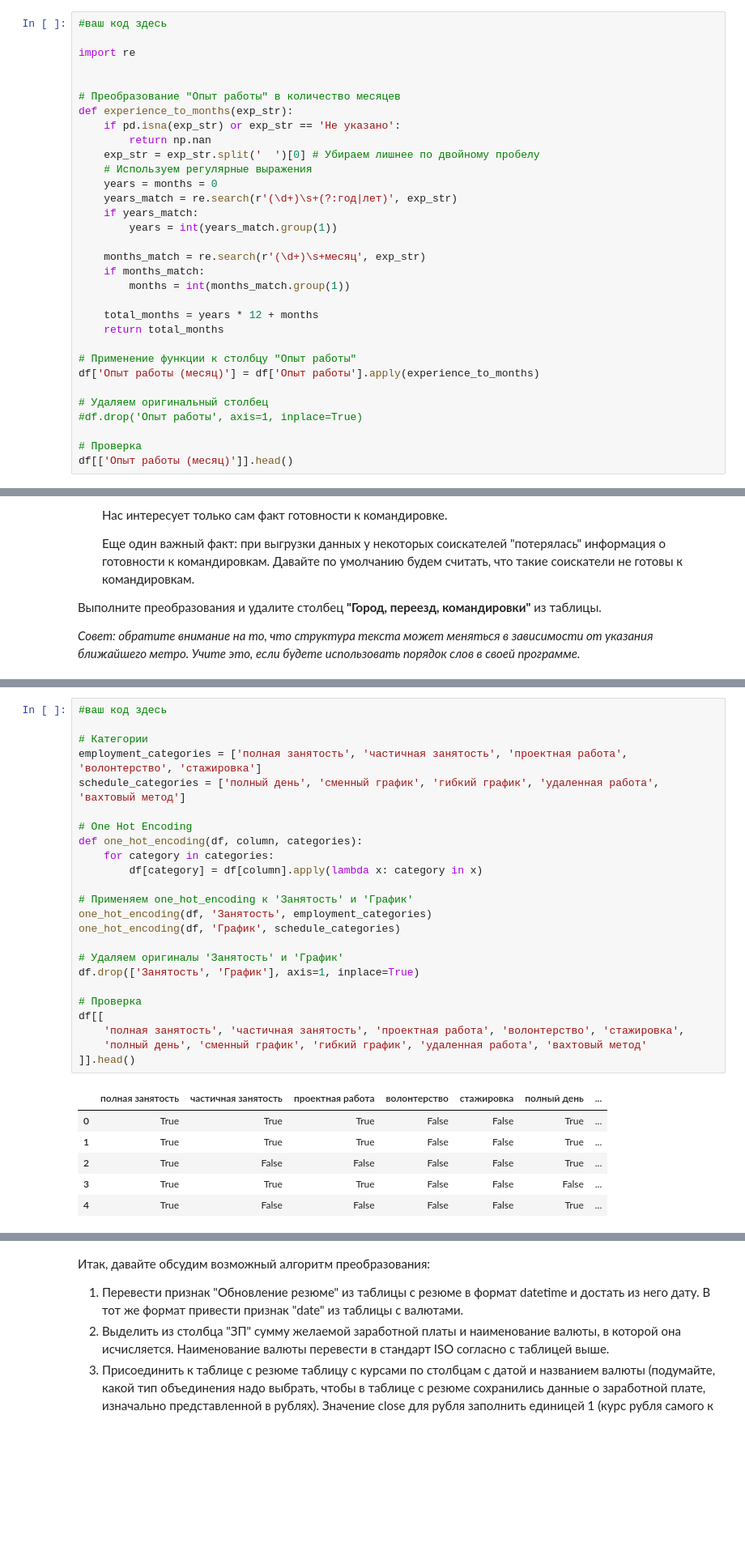
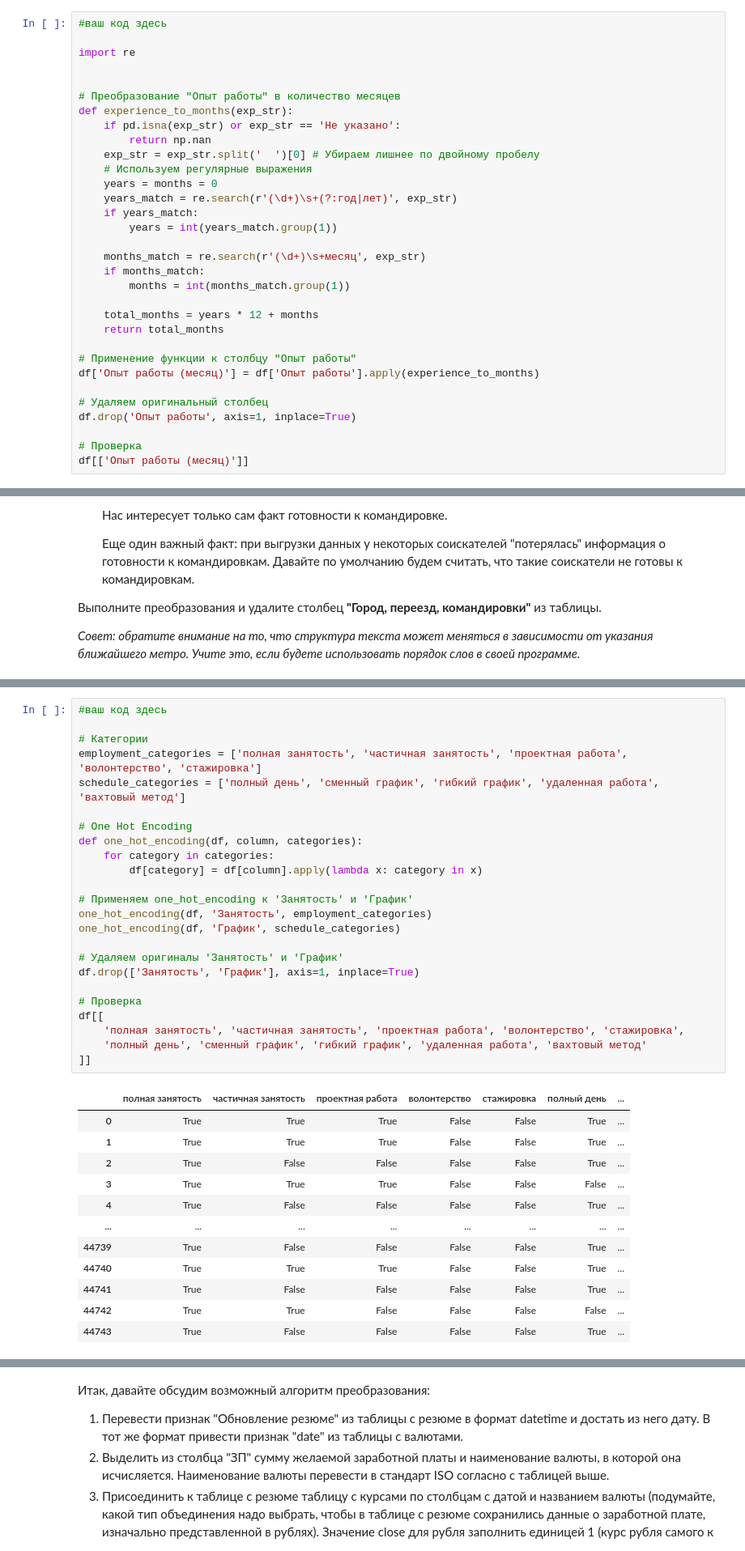
Before and after one commit to mllightitup/sf_data_science, a Jupyter notebook: Module13/Project-1.ipynb, the cells around one changed output, grey strips where cells are left out. Shown: that part at 81% size. Cells and saved outputs as stored; diff of their text form; blank space fills up the shorter version.

```diff
--- a/Module13/Project-1.ipynb
+++ b/Module13/Project-1.ipynb
@@ -224,10 +230,10 @@ def experience_to_months(exp_str):
 df['Опыт работы (месяц)'] = df['Опыт работы'].apply(experience_to_months)
 
 # Удаляем оригинальный столбец
-#df.drop('Опыт работы', axis=1, inplace=True)
+df.drop('Опыт работы', axis=1, inplace=True)
 
 # Проверка
-df[['Опыт работы (месяц)']].head()
+df[['Опыт работы (месяц)']]
 # %% [output]
 |  | Опыт работы (месяц) |
 | 0 | 202.0 |
@@ -340,31 +360,37 @@ df[['Город', 'Готовность к переезду', 'Готовнос
 # %%
 #ваш код здесь
 
 # Категории
 employment_categories = ['полная занятость', 'частичная занятость', 'проектная работа', 'волонтерство', 'стажировка']
 schedule_categories = ['полный день', 'сменный график', 'гибкий график', 'удаленная работа', 'вахтовый метод']
 
 # One Hot Encoding
 def one_hot_encoding(df, column, categories):
     for category in categories:
         df[category] = df[column].apply(lambda x: category in x)
 
 # Применяем one_hot_encoding к 'Занятость' и 'График'
 one_hot_encoding(df, 'Занятость', employment_categories)
 one_hot_encoding(df, 'График', schedule_categories)
 
 # Удаляем оригиналы 'Занятость' и 'График'
 df.drop(['Занятость', 'График'], axis=1, inplace=True)
 
 # Проверка
 df[[
     'полная занятость', 'частичная занятость', 'проектная работа', 'волонтерство', 'стажировка',
     'полный день', 'сменный график', 'гибкий график', 'удаленная работа', 'вахтовый метод'
-]].head()
+]]
 # %% [output]
 |  | полная занятость | частичная занятость | проектная работа | волонтерство | стажировка | полный день | ... |
 | 0 | True | True | True | False | False | True | ... |
 | 1 | True | True | True | False | False | True | ... |
 | 2 | True | False | False | False | False | True | ... |
 | 3 | True | True | True | False | False | False | ... |
 | 4 | True | False | False | False | False | True | ... |
+| ... | ... | ... | ... | ... | ... | ... | ... |
+| 44739 | True | False | False | False | False | True | ... |
+| 44740 | True | True | True | False | False | True | ... |
+| 44741 | True | False | False | False | False | True | ... |
+| 44742 | True | True | False | False | False | False | ... |
+| 44743 | True | False | False | False | False | True | ... |
```
Also changed, not shown: parts of 31 cells of this notebook.
